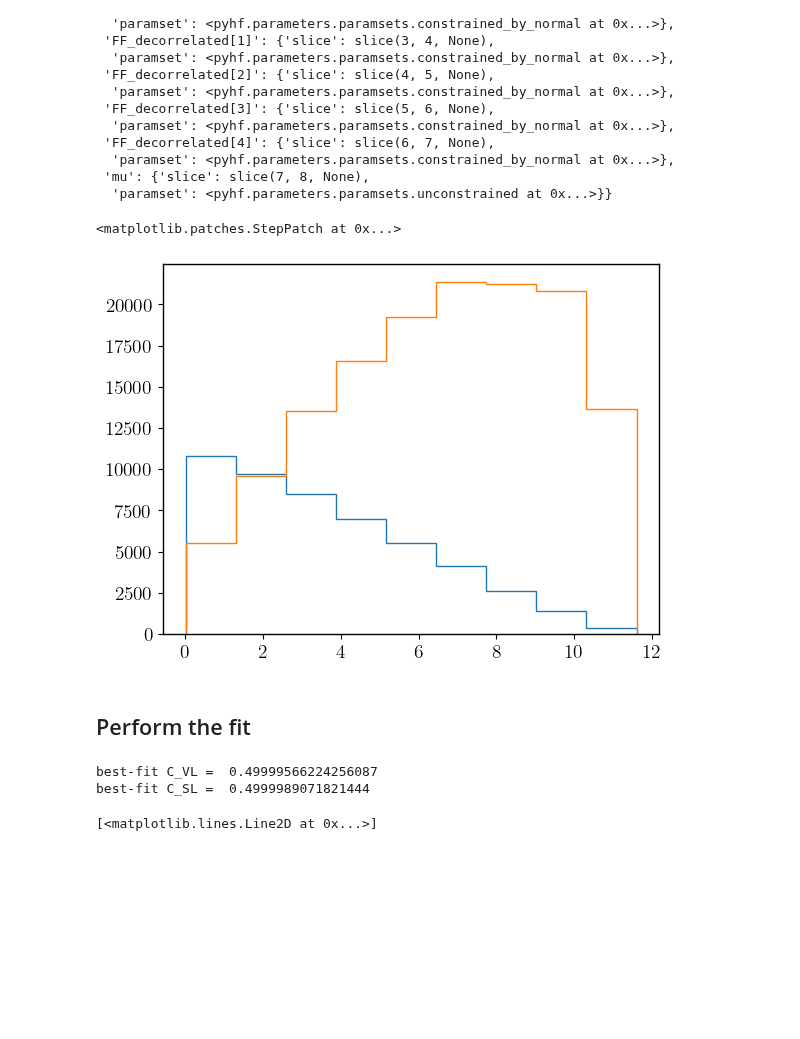
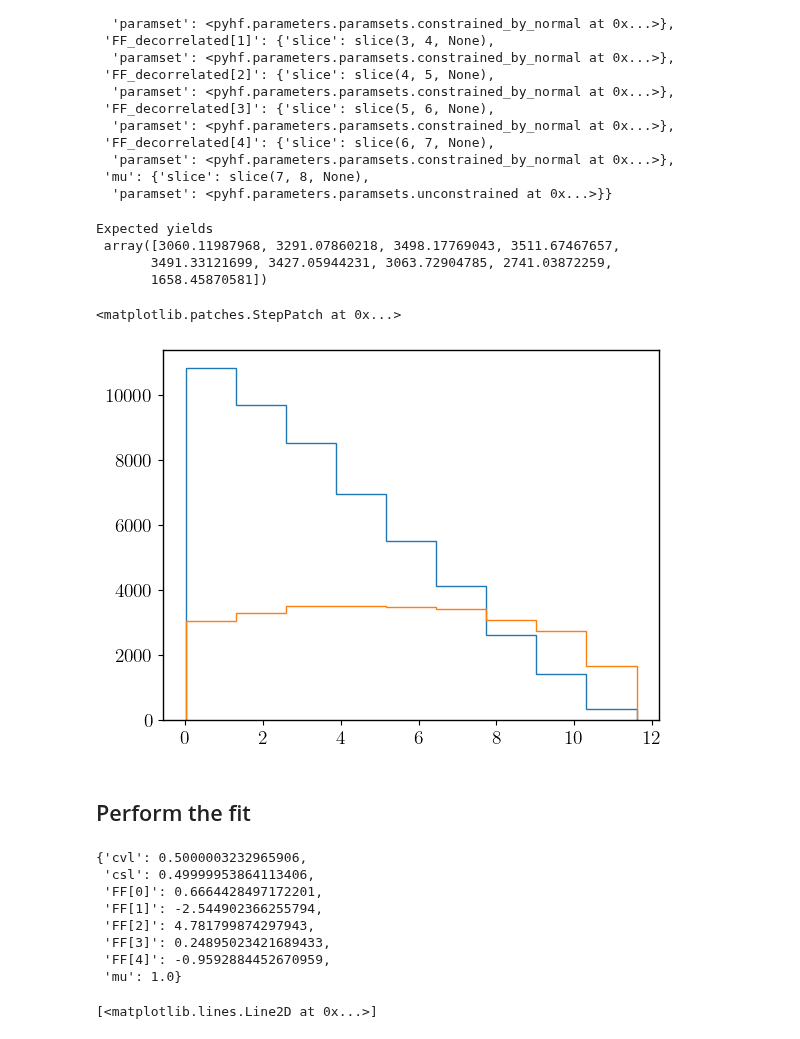
Before and after one commit to lorenzennio/redist, a Jupyter notebook: test_eos.ipynb, the cells around one changed output. Saved outputs shown, nothing was run; the diff lists cells and outputs as text; code cells hidden in the pictures; blank space fills up the shorter version.

Commit message:
changes due to restructuring of modifier class

```diff
--- a/test_eos.ipynb
+++ b/test_eos.ipynb
@@ -204,15 +204,3 @@ pd.DataFrame(mapping_dist).style.background_gradient(cmap='RdBu')
 | 8 | 0.000000 | 0.000000 | 0.000000 | 0.000000 | 0.000000 | 0.000000 | 0.000000 | 0.000000 | 342.000000 |
 # %% [markdown]
 ## Set up the custom modifier
-# %%
-new_params = {
-                'cvl'   :{'inits': (1.,), 'bounds': ((0., 10.),), 'paramset_type': 'unconstrained'},
-                'csl'   :{'inits': (0.,), 'bounds': ((0., 10.),), 'paramset_type': 'unconstrained'},
-                'FF'   :{'inits': (fp0, fp1, fp2, f01, f02),
-                         'bounds': ((0., 1.),(-4., -1.),(4., 6.),(-1., 2.),(-2., 0.)),
-                         'cov': cov,
-                         'paramset_type': 'constrained_by_normal'}
-            }
-
-expanded_pyhf = modifier.add(new_params, alt.distribution, null.distribution, mapping_dist, binning)
-expanded_pyhf
@@ -239,3 +211,15 @@ alt_yields = [
     3491.33134808, 3427.05956019, 3063.72913742, 2741.03878409,
     1658.45873021
     ]
+# %%
+new_params = {
+                'cvl'   :{'inits': (1.,), 'bounds': ((0., 10.),), 'paramset_type': 'unconstrained'},
+                'csl'   :{'inits': (0.,), 'bounds': ((0., 10.),), 'paramset_type': 'unconstrained'},
+                'FF'   :{'inits': (fp0, fp1, fp2, f01, f02),
+                         'bounds': ((0., 1.),(-4., -1.),(4., 6.),(-1., 2.),(-2., 0.)),
+                         'cov': cov,
+                         'paramset_type': 'constrained_by_normal'}
+            }
+
+cmod = modifier.Modifier(new_params, alt.distribution, null.distribution, mapping_dist, binning)
+cmod.expanded_pyhf
@@ -272,7 +272,7 @@ custom_mod = {
                     }
               }
 
-model = modifier.add_to_model(model, ['singlechannel'], ['signal'], expanded_pyhf, custom_mod)
+model = modifier.add_to_model(model, ['singlechannel'], ['signal'], cmod.expanded_pyhf, custom_mod)
 data = alt_yields + model.config.auxdata
 model.spec
 # %% [output]
@@ -307,13 +307,20 @@ model.config.par_map
 # %%
 init = model.config.suggested_init()
 init[0] = 0.5
-init[1] = 1.5
+init[1] = 0.5
+expected = model.expected_actualdata(init)
+
+print('Expected yields \n', repr(expected))
 
 plt.stairs(nominal, binning)
-plt.stairs(model.expected_actualdata(init), binning)
+plt.stairs(expected, binning)
 # %% [output]
-<matplotlib.patches.StepPatch at 0x...>
+Expected yields
+ array([3060.11987968, 3291.07860218, 3498.17769043, 3511.67467657,
+       3491.33121699, 3427.05944231, 3063.72904785, 2741.03872259,
+       1658.45870581])
+<matplotlib.patches.StepPatch at 0x...>
-[figure, old version]
+[figure, new version]
 # %% [markdown]
 ## Perform the fit
 # %%
@@ -322,11 +329,18 @@ fixed[-1] = True
 
 best_fit = pyhf.infer.mle.fit(data, model, fixed_params=fixed)
 
-print(r'best-fit C_VL = ', best_fit[0])
-print(r'best-fit C_SL = ', best_fit[1])
+best_fit_dict = modifier.par_dict(model, best_fit)
+best_fit_dict = cmod.rotate_pars(best_fit_dict)
+best_fit_dict
 # %% [output]
-best-fit C_VL =  0.49999566224256087
-best-fit C_SL =  0.4999989071821444
+{'cvl': 0.5000003232965906,
+ 'csl': 0.49999953864113406,
+ 'FF[0]': 0.6664428497172201,
+ 'FF[1]': -2.544902366255794,
+ 'FF[2]': 4.781799874297943,
+ 'FF[3]': 0.24895023421689433,
+ 'FF[4]': -0.9592884452670959,
+ 'mu': 1.0}
 # %%
 plt.stairs(model.expected_actualdata(model.config.suggested_init()), binning)
 plt.stairs(model.expected_actualdata(best_fit), binning)
```
Also changed, not shown: parts of 11 cells of this notebook, 1 other file.
